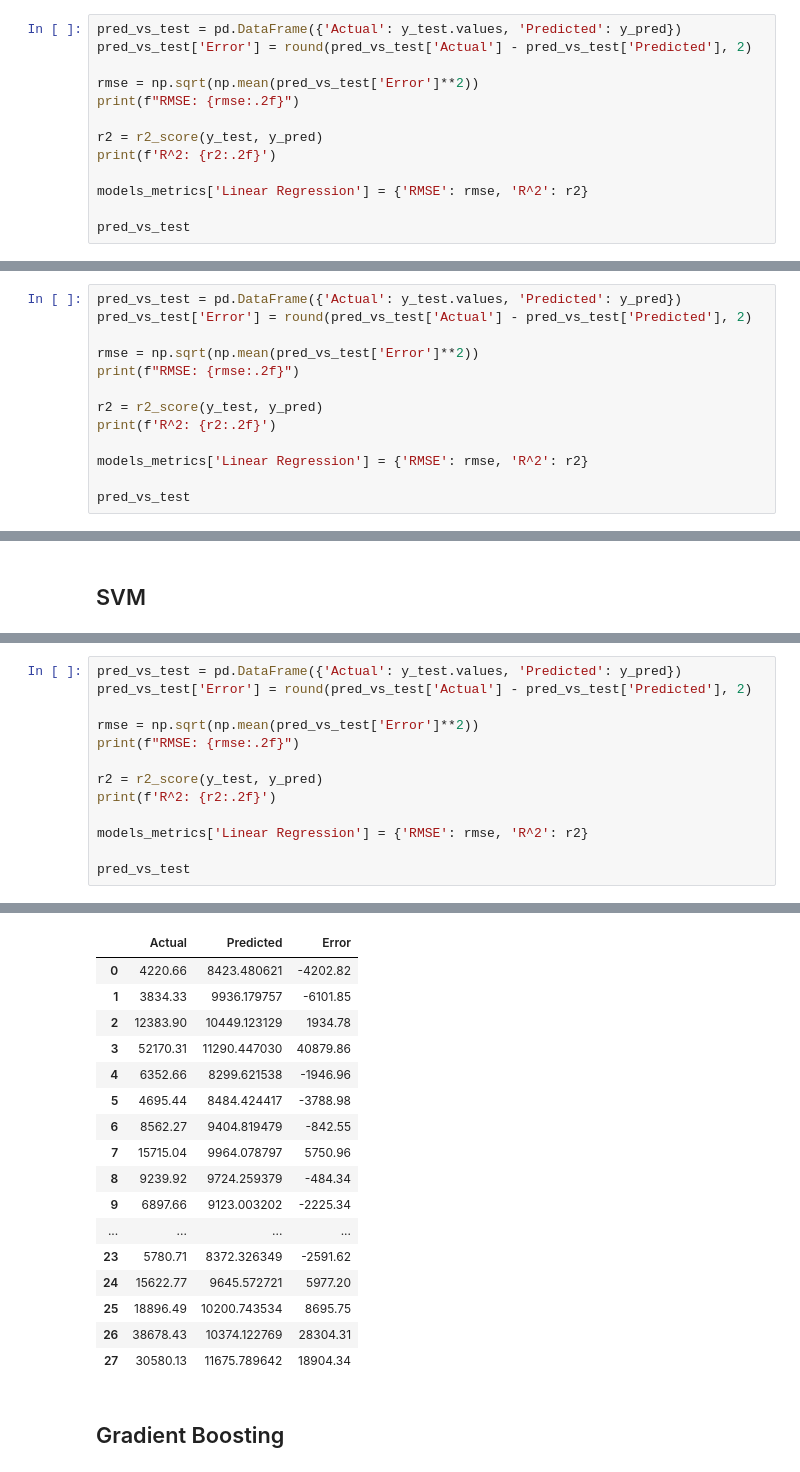
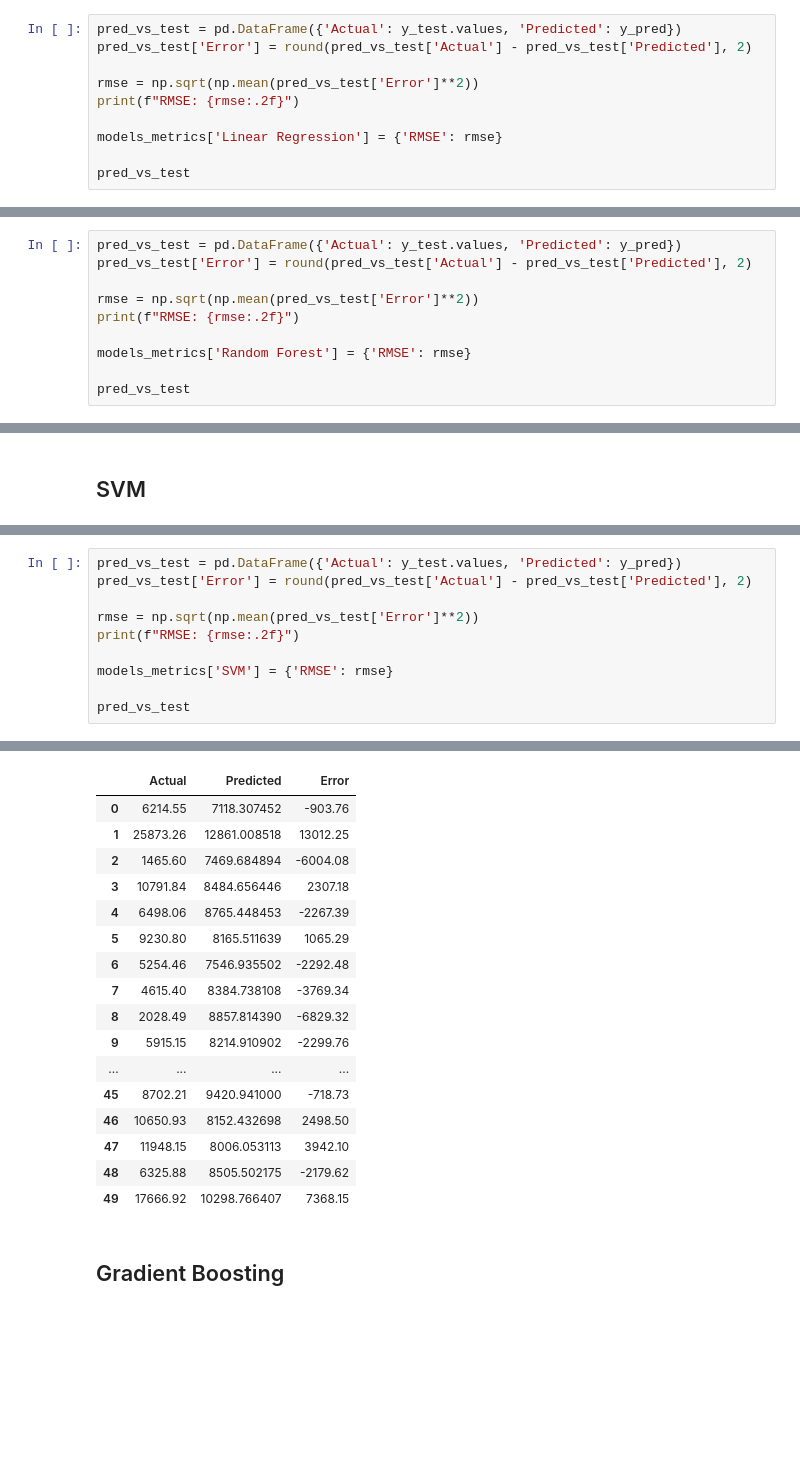
Before and after one commit to joaopaivaa/Cask-Worth, a Jupyter notebook: model.ipynb, the cells around one changed output, grey strips where cells are left out. Saved outputs shown, nothing was run; the diff lists cells and outputs as text; blank space fills up the shorter version.

```diff
--- a/model.ipynb
+++ b/model.ipynb
@@ -370,10 +346,7 @@ pred_vs_test['Error'] = round(pred_vs_test['Actual'] - pred_vs_test['Predicted']
 rmse = np.sqrt(np.mean(pred_vs_test['Error']**2))
 print(f"RMSE: {rmse:.2f}")
 
-r2 = r2_score(y_test, y_pred)
-print(f'R^2: {r2:.2f}')
-
-models_metrics['Linear Regression'] = {'RMSE': rmse, 'R^2': r2}
+models_metrics['Linear Regression'] = {'RMSE': rmse}
 
 pred_vs_test
 # %% [output]
@@ -456,10 +429,7 @@ pred_vs_test['Error'] = round(pred_vs_test['Actual'] - pred_vs_test['Predicted']
 rmse = np.sqrt(np.mean(pred_vs_test['Error']**2))
 print(f"RMSE: {rmse:.2f}")
 
-r2 = r2_score(y_test, y_pred)
-print(f'R^2: {r2:.2f}')
-
-models_metrics['Linear Regression'] = {'RMSE': rmse, 'R^2': r2}
+models_metrics['Random Forest'] = {'RMSE': rmse}
 
 pred_vs_test
 # %% [output]
@@ -523,10 +492,7 @@ pred_vs_test['Error'] = round(pred_vs_test['Actual'] - pred_vs_test['Predicted']
 rmse = np.sqrt(np.mean(pred_vs_test['Error']**2))
 print(f"RMSE: {rmse:.2f}")
 
-r2 = r2_score(y_test, y_pred)
-print(f'R^2: {r2:.2f}')
-
-models_metrics['Linear Regression'] = {'RMSE': rmse, 'R^2': r2}
+models_metrics['SVM'] = {'RMSE': rmse}
 
 pred_vs_test
 # %% [output]
@@ -535,20 +500,20 @@ R^2: -0.06
 |  | Actual | Predicted | Error |
-| 0 | 4220.66 | 8423.480621 | -4202.82 |
-| 1 | 3834.33 | 9936.179757 | -6101.85 |
-| 2 | 12383.90 | 10449.123129 | 1934.78 |
-| 3 | 52170.31 | 11290.447030 | 40879.86 |
-| 4 | 6352.66 | 8299.621538 | -1946.96 |
-| 5 | 4695.44 | 8484.424417 | -3788.98 |
-| 6 | 8562.27 | 9404.819479 | -842.55 |
-| 7 | 15715.04 | 9964.078797 | 5750.96 |
-| 8 | 9239.92 | 9724.259379 | -484.34 |
-| 9 | 6897.66 | 9123.003202 | -2225.34 |
+| 0 | 6214.55 | 7118.307452 | -903.76 |
+| 1 | 25873.26 | 12861.008518 | 13012.25 |
+| 2 | 1465.60 | 7469.684894 | -6004.08 |
+| 3 | 10791.84 | 8484.656446 | 2307.18 |
+| 4 | 6498.06 | 8765.448453 | -2267.39 |
+| 5 | 9230.80 | 8165.511639 | 1065.29 |
+| 6 | 5254.46 | 7546.935502 | -2292.48 |
+| 7 | 4615.40 | 8384.738108 | -3769.34 |
+| 8 | 2028.49 | 8857.814390 | -6829.32 |
+| 9 | 5915.15 | 8214.910902 | -2299.76 |
 | ... | ... | ... | ... |
-| 23 | 5780.71 | 8372.326349 | -2591.62 |
-| 24 | 15622.77 | 9645.572721 | 5977.20 |
-| 25 | 18896.49 | 10200.743534 | 8695.75 |
-| 26 | 38678.43 | 10374.122769 | 28304.31 |
-| 27 | 30580.13 | 11675.789642 | 18904.34 |
+| 45 | 8702.21 | 9420.941000 | -718.73 |
+| 46 | 10650.93 | 8152.432698 | 2498.50 |
+| 47 | 11948.15 | 8006.053113 | 3942.10 |
+| 48 | 6325.88 | 8505.502175 | -2179.62 |
+| 49 | 17666.92 | 10298.766407 | 7368.15 |
 # %% [markdown]
 ## Gradient Boosting
 # %%
```
Also changed, not shown: parts of 22 cells of this notebook, 1 other file.
